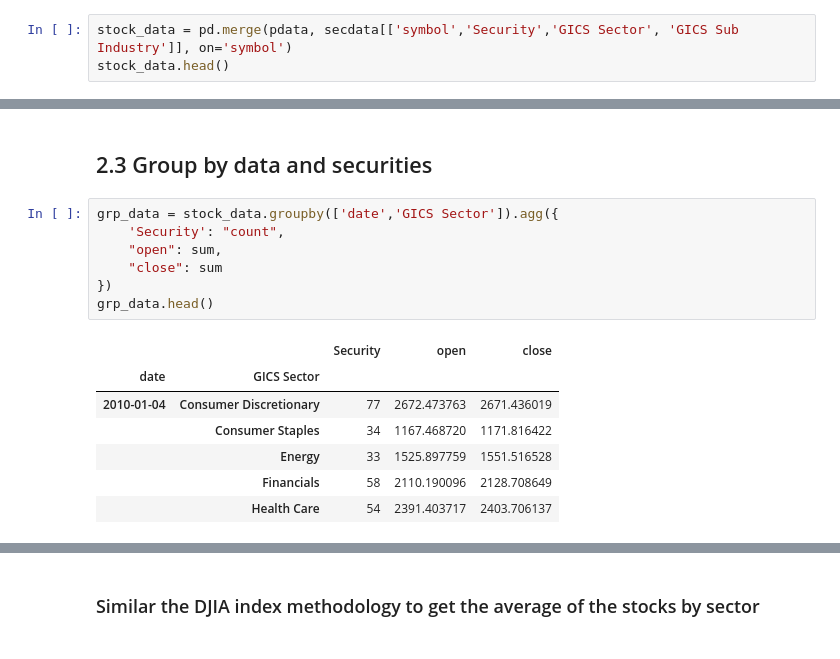
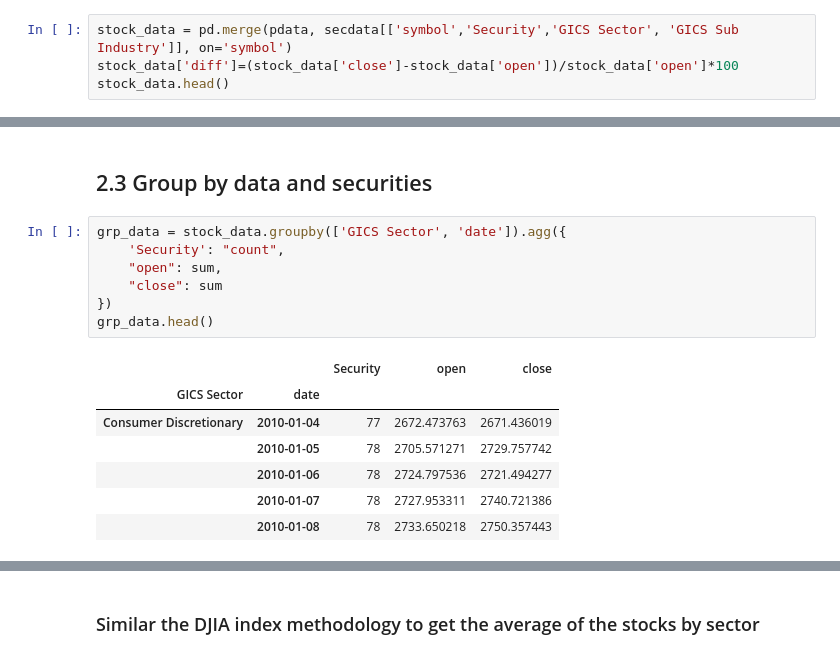
Before and after one commit to patricksalazar/stocknews, a Jupyter notebook: 2. Data Gathering.ipynb, the cells around one changed output, grey strips where cells are left out. Drawn from its saved outputs; the diff is of its cells as text.

```diff
--- a/2. Data Gathering.ipynb
+++ b/2. Data Gathering.ipynb
@@ -53,6 +59,7 @@ secdata.head()
 | 4 | ATVI | Activision Blizzard | reports | Information Technology | Home Entertainment Software | Santa Monica, California | ... |
 # %%
 stock_data = pd.merge(pdata, secdata[['symbol','Security','GICS Sector', 'GICS Sub Industry']], on='symbol')
+stock_data['diff']=(stock_data['close']-stock_data['open'])/stock_data['open']*100
 stock_data.head()
 # %% [output]
 |  | date | symbol | open | close | low | high | volume | Security | GICS Sector | ... |
@@ -78,18 +112,18 @@ stock_data[(stock_data['date'] == '2016-01-05') & (stock_data['GICS Sector'] ==
 # %% [markdown]
 ## 2.3 Group by data and securities
 # %%
-grp_data = stock_data.groupby(['date','GICS Sector']).agg({
+grp_data = stock_data.groupby(['GICS Sector', 'date']).agg({
     'Security': "count",
     "open": sum,
     "close": sum
 })
 grp_data.head()
 # %% [output]
 |  |  | Security | open | close |
-| date | GICS Sector |  |  |  |
-| 2010-01-04 | Consumer Discretionary | 77 | 2672.473763 | 2671.436019 |
-|  | Consumer Staples | 34 | 1167.468720 | 1171.816422 |
-|  | Energy | 33 | 1525.897759 | 1551.516528 |
-|  | Financials | 58 | 2110.190096 | 2128.708649 |
-|  | Health Care | 54 | 2391.403717 | 2403.706137 |
+| GICS Sector | date |  |  |  |
+| Consumer Discretionary | 2010-01-04 | 77 | 2672.473763 | 2671.436019 |
+|  | 2010-01-05 | 78 | 2705.571271 | 2729.757742 |
+|  | 2010-01-06 | 78 | 2724.797536 | 2721.494277 |
+|  | 2010-01-07 | 78 | 2727.953311 | 2740.721386 |
+|  | 2010-01-08 | 78 | 2733.650218 | 2750.357443 |
 # %%
```
Also changed, not shown: parts of 26 cells of this notebook, 2 other files.
